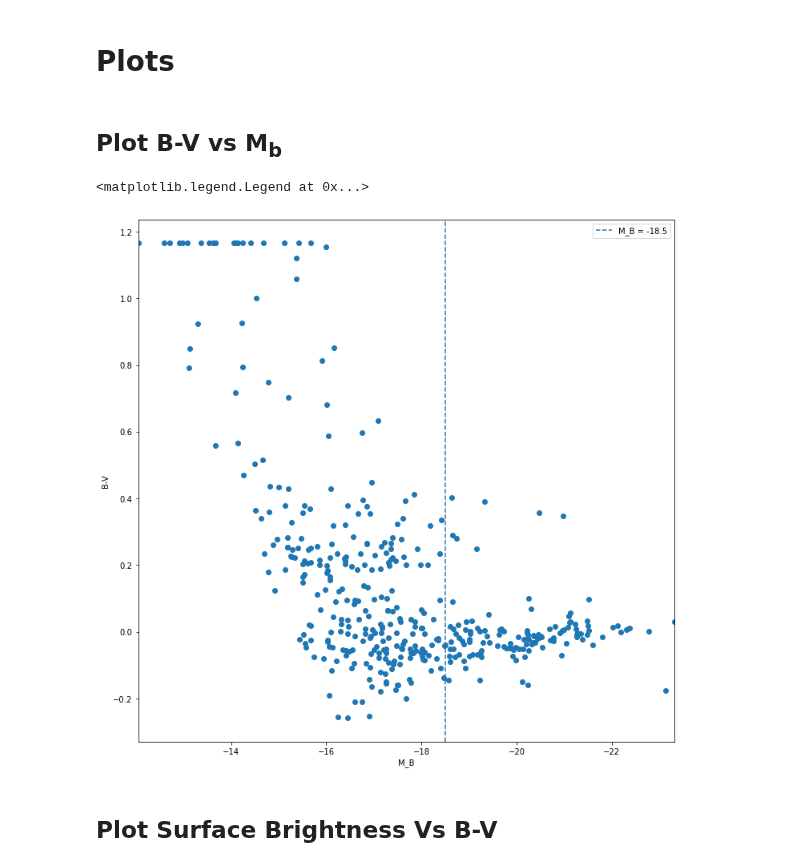
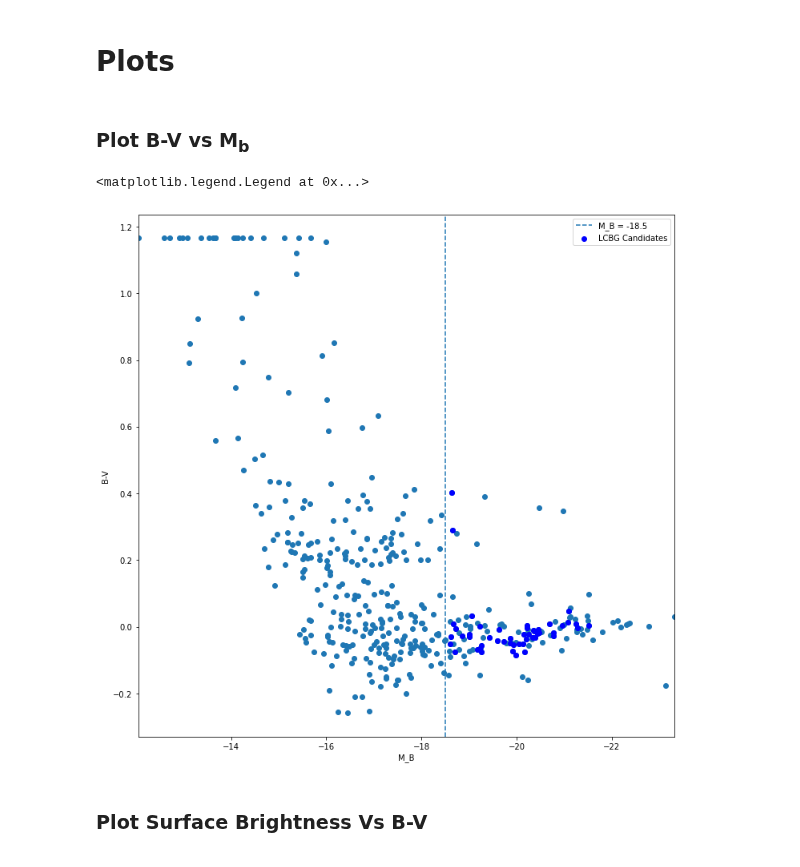
Before and after one commit to crawfordsm/lcbg, a Jupyter notebook: notebooks/find_lcbgs/k_correct.ipynb, the cells around one changed output. Cells and saved outputs as stored; diff of their text form; code cells hidden in the pictures.

Commit message:
make lcbg catalog

```diff
--- a/notebooks/find_lcbgs/k_correct.ipynb
+++ b/notebooks/find_lcbgs/k_correct.ipynb
@@ -172,11 +173,13 @@ surface_brightness = m_b + 5 * np.log10(r_half_light_arcsec) + 2.5 * np.log10(2
 surface_brightness[np.where(np.isnan(surface_brightness))] = np.nan
 # %% [markdown]
 # Make Catalog
+# %%
+ra, dec = np.array([ coord.split(',') for coord in cat['f105w']['sky_centroid']]).astype(float).transpose()
 # %%
 # Define Column Names
 col_names = [
     'id',
-    'sky_centroid',
+    'ra', 'dec',
     'r_petrosian',
     'r_half_light',
     'r_total_flux',
@@ -203,7 +206,7 @@ col_names += ["kcorrect_constant_{}".format(i) for i in range(len(kcorrect_const
 # Construct the rows of the catalog
 final_catalog_rows = [
     cat['f105w']['id'],
-    cat['f105w']['sky_centroid'],
+    ra, dec,
     cat['f105w']['r_petrosian'],
     cat['f105w']['r_half_light'],
     cat['f105w']['r_total_flux'],
@@ -257,0 +263,18 @@ Table length=410
+# %%
+M_B = final_catalog['M_b']
+M_V = final_catalog['M_v']
+B_minus_V = M_B-M_V
+
+sb = final_catalog['surface_brightness']
+
+r_half_light_arcsec = final_catalog['r_half_light_arcsec']
+
+lcbg_mask = np.where(
+    (B_minus_V < 0.5).astype(int) &
+    (sb < 21).astype(int) &
+    (M_B < -18.5).astype(int) &
+    (r_half_light_arcsec < 0.5).astype(int) & # Guzman et al. (1997) and Phillips et al. (1997)
+    (0.2 < r_half_light_arcsec).astype(int)   # Remove star like objects
+)
+
+lcbg_catalog = final_catalog[lcbg_mask]
@@ -270,20 +310,22 @@ sb = final_catalog['surface_brightness']
 # %% [markdown]
-## Plot B-V vs M<sub>b</sub>
+### Plot B-V vs M<sub>b</sub>
 # %%
 plt.scatter(M_B, B_minus_V)
 
 plt.axvline(-18.5, label='M_B = -18.5', linestyle='--')
+
+plt.scatter(M_B[lcbg_mask], B_minus_V[lcbg_mask], label='LCBG Candidates', c='b')
 
 plt.xlabel('M_B')
 plt.ylabel('B-V')
 
 plt.xlim(M_B.max(), M_B.min())
 plt.legend()
 # %% [output]
 <matplotlib.legend.Legend at 0x...>
-[figure, old version]
+[figure, new version]
 # %% [markdown]
-## Plot Surface Brightness Vs B-V
+### Plot Surface Brightness Vs B-V
 # %%
 plt.scatter(B_minus_V, sb)
 
```
Also changed, not shown: parts of 7 cells of this notebook, 2 other files.
